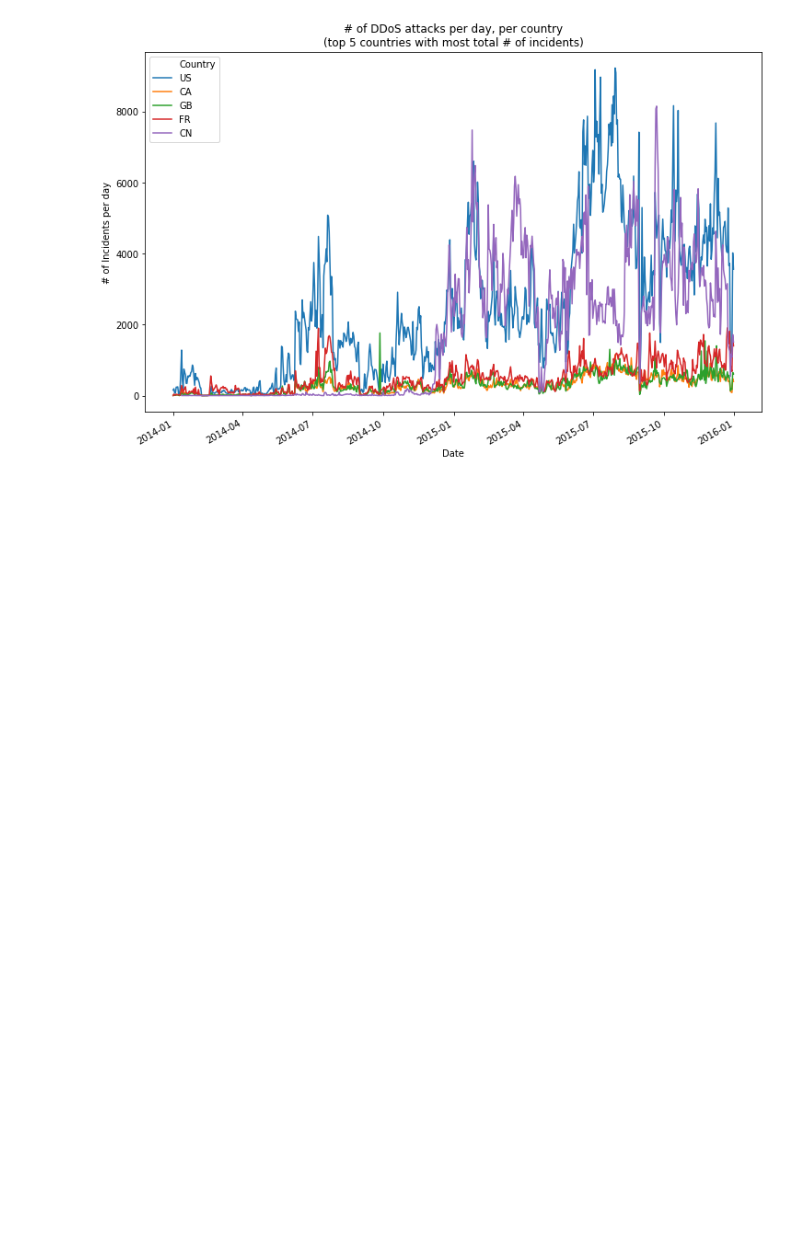
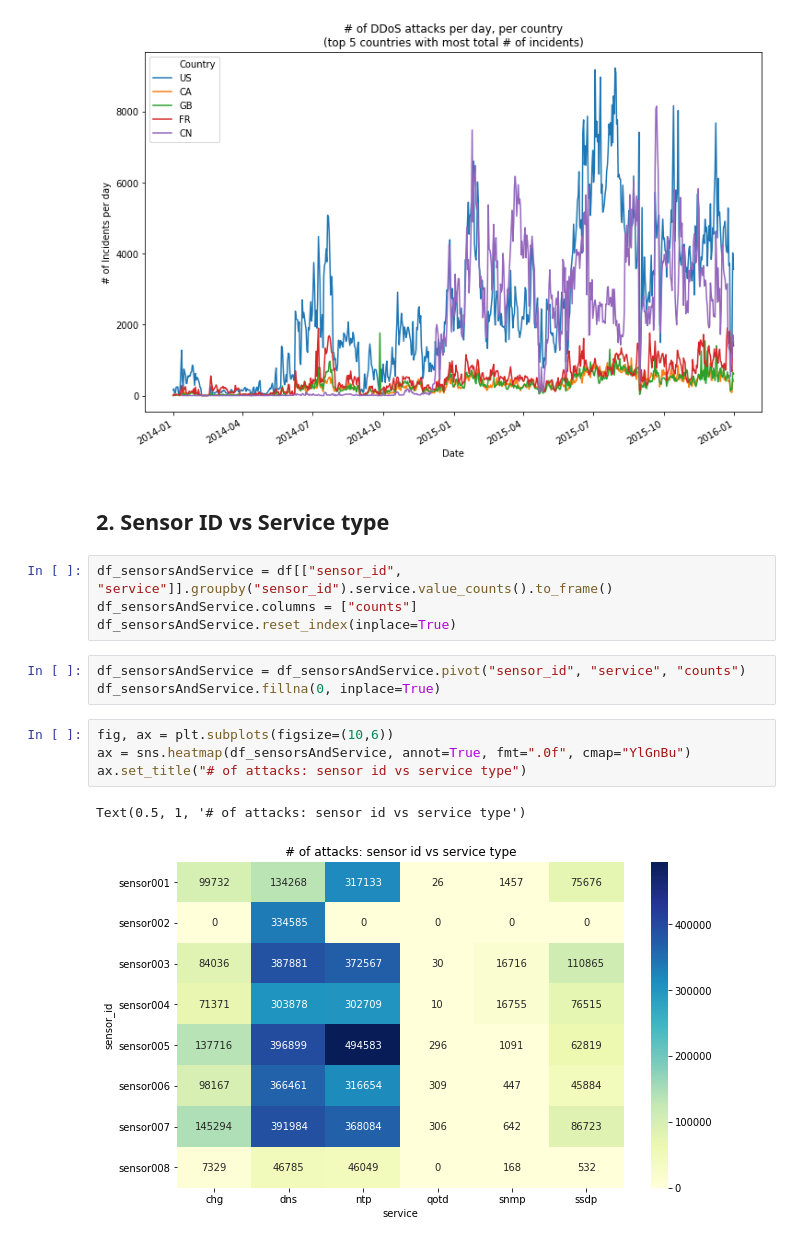
Before and after one commit to WKSu/WM0824TU-economics-of-cybersecurity-DDoS, a Jupyter notebook: SecurityMetrics/DDoS_Assignment1.ipynb, the cells around one changed output. Cells and saved outputs as stored; diff of their text form; blank space fills up the shorter version.

Commit message:
Add Sensor ID vs Service Type heatmap

```diff
--- a/SecurityMetrics/DDoS_Assignment1.ipynb
+++ b/SecurityMetrics/DDoS_Assignment1.ipynb
@@ -67,3 +67,19 @@ ax.set_title("# of DDoS attacks per day, per country\n(top %i countries with mos
 fig.autofmt_xdate() # formatting datetime xlabel
 # %% [output]
 [figure]
+# %% [markdown]
+## 2. Sensor ID vs Service type
+# %%
+df_sensorsAndService = df[["sensor_id", "service"]].groupby("sensor_id").service.value_counts().to_frame()
+df_sensorsAndService.columns = ["counts"]
+df_sensorsAndService.reset_index(inplace=True)
+# %%
+df_sensorsAndService = df_sensorsAndService.pivot("sensor_id", "service", "counts")
+df_sensorsAndService.fillna(0, inplace=True)
+# %%
+fig, ax = plt.subplots(figsize=(10,6))
+ax = sns.heatmap(df_sensorsAndService, annot=True, fmt=".0f", cmap="YlGnBu")
+ax.set_title("# of attacks: sensor id vs service type")
+# %% [output]
+Text(0.5, 1, '# of attacks: sensor id vs service type')
+[figure, added]
```
